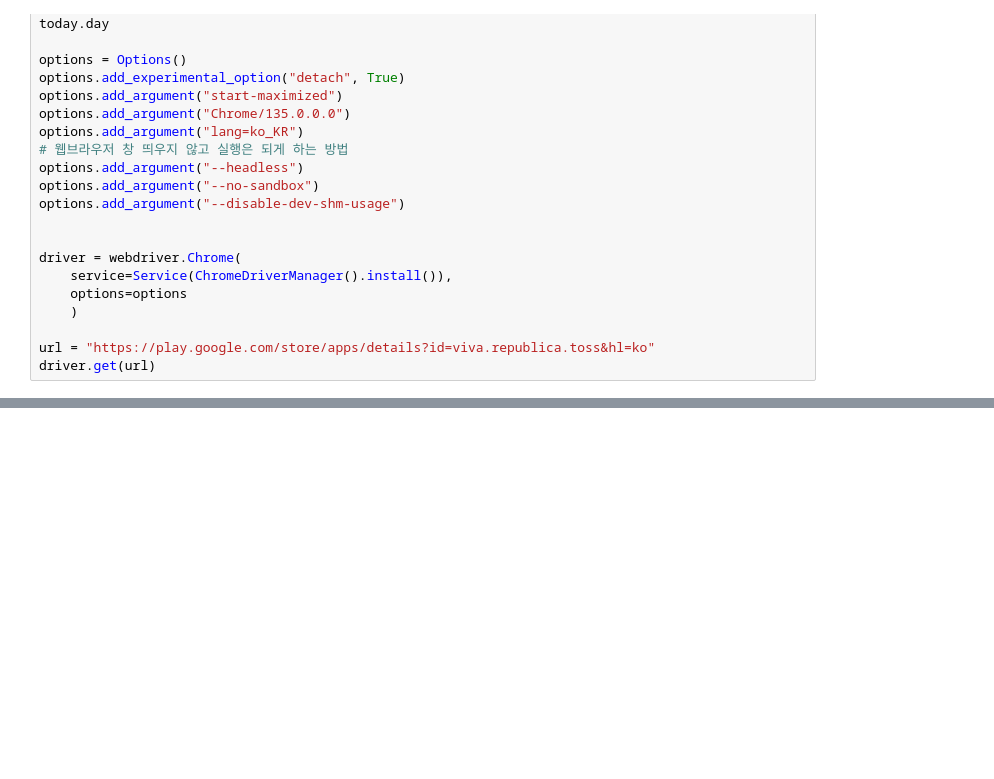
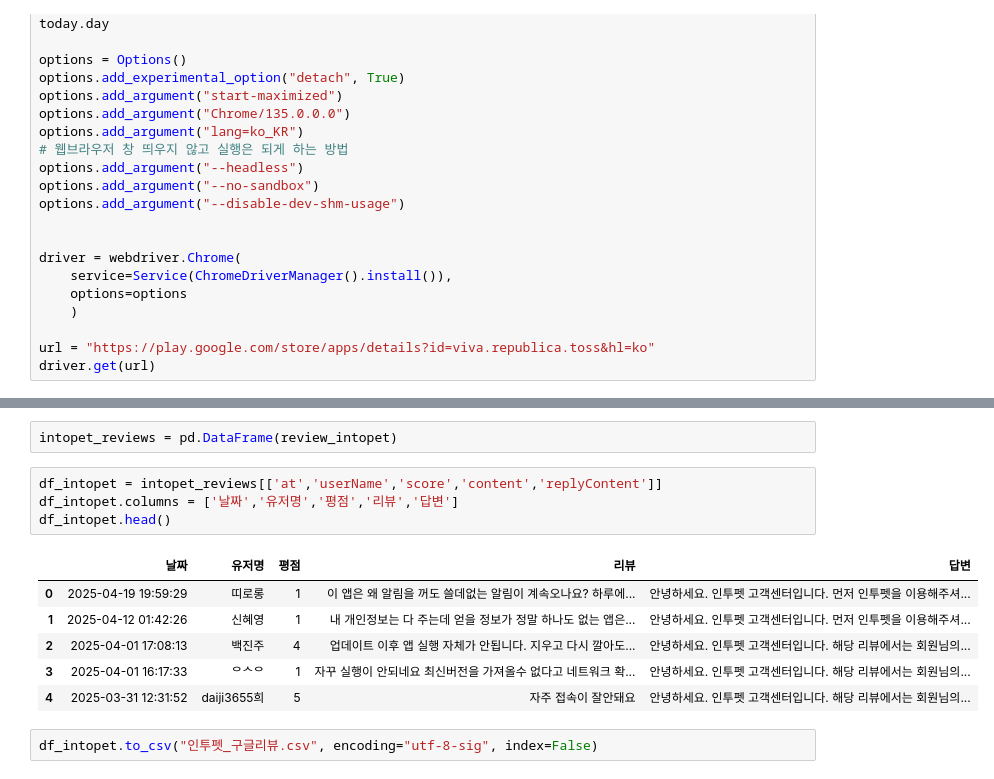
Before and after one commit to akafintech/fintech_service_2nd_aka, a Jupyter notebook: 04data_scraping/10GooflePlay에서_Bamking앱리뷰_수집하기.ipynb, the cells around one changed output, grey strips where cells are left out. Drawn from its saved outputs; the diff is of its cells as text; blank space fills up the shorter version.

```diff
--- a/04data_scraping/10GooflePlay에서_Bamking앱리뷰_수집하기.ipynb
+++ b/04data_scraping/10GooflePlay에서_Bamking앱리뷰_수집하기.ipynb
@@ -146,0 +228,15 @@ driver.get(url)
+# %%
+intopet_reviews = pd.DataFrame(review_intopet)
+# %%
+df_intopet = intopet_reviews[['at','userName','score','content','replyContent']]
+df_intopet.columns = ['날짜','유저명','평점','리뷰','답변']
+df_intopet.head()
+# %% [output]
+|  | 날짜 | 유저명 | 평점 | 리뷰 | 답변 |
+| 0 | 2025-04-19 19:59:29 | 띠로롱 | 1 | 이 앱은 왜 알림을 꺼도 쓸데없는 알림이 계속오나요? 하루에... | 안녕하세요. 인투펫 고객센터입니다. 먼저 인투펫을 이용해주셔... |
+| 1 | 2025-04-12 01:42:26 | 신혜영 | 1 | 내 개인정보는 다 주는데 얻을 정보가 정말 하나도 없는 앱은... | 안녕하세요. 인투펫 고객센터입니다. 먼저 인투펫을 이용해주셔... |
+| 2 | 2025-04-01 17:08:13 | 백진주 | 4 | 업데이트 이후 앱 실행 자체가 안됩니다. 지우고 다시 깔아도... | 안녕하세요. 인투펫 고객센터입니다. 해당 리뷰에서는 회원님의... |
+| 3 | 2025-04-01 16:17:33 | ᄋᄉᄋ | 1 | 자꾸 실행이 안되네요 최신버전을 가져올수 없다고 네트워크 확... | 안녕하세요. 인투펫 고객센터입니다. 해당 리뷰에서는 회원님의... |
+| 4 | 2025-03-31 12:31:52 | daiji3655희 | 5 | 자주 접속이 잘안돼요 | 안녕하세요. 인투펫 고객센터입니다. 해당 리뷰에서는 회원님의... |
+# %%
+df_intopet.to_csv("인투펫_구글리뷰.csv", encoding="utf-8-sig", index=False)
```
Also changed, not shown: parts of 13 cells of this notebook, 3 other files.
